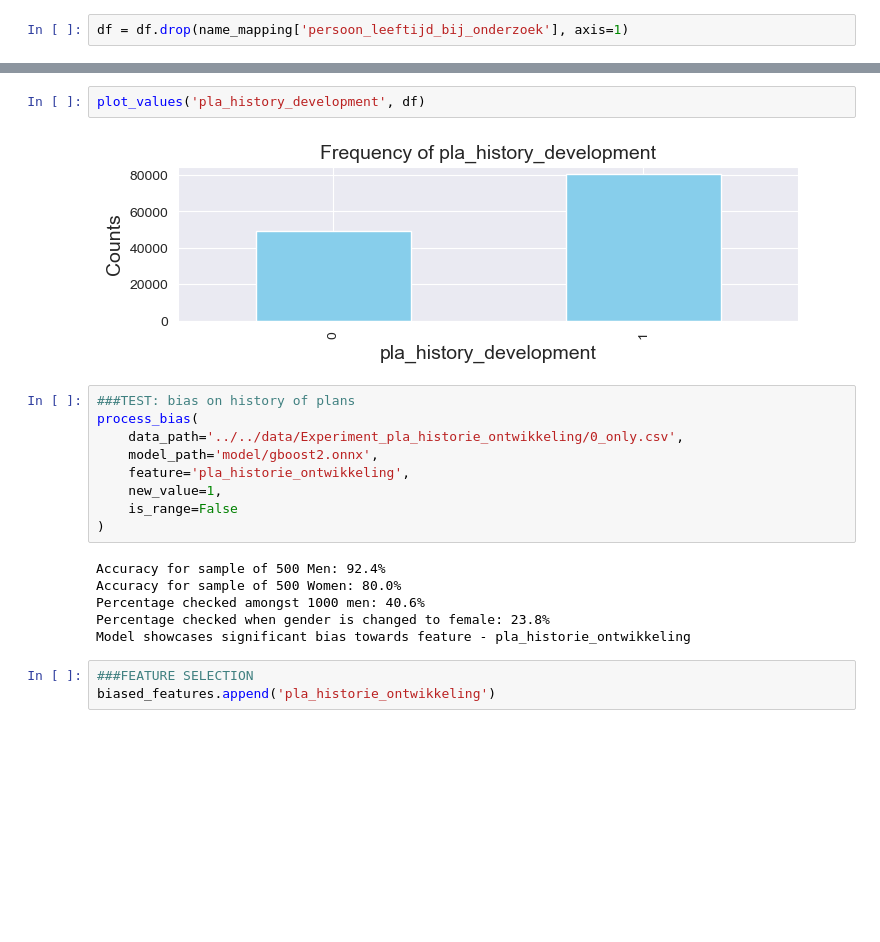
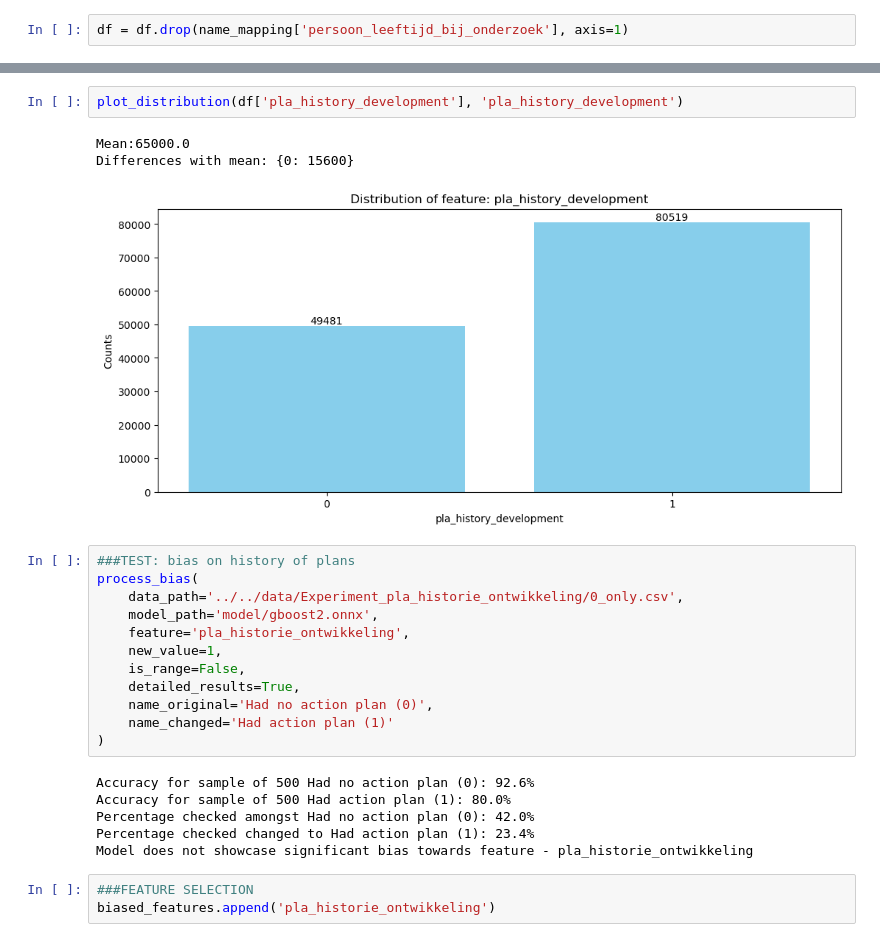
Before and after one commit to yulinchen03/TestingProject, a Jupyter notebook: src/team_2/biased_feature_selection.ipynb, the cells around one changed output, grey strips where cells are left out. Drawn from its saved outputs; the diff is of its cells as text; blank space fills up the shorter version.

```diff
--- a/src/team_2/biased_feature_selection.ipynb
+++ b/src/team_2/biased_feature_selection.ipynb
@@ -160,7 +159,9 @@ analyze_features(df, False, 'feature_importance_2.pkl')
 # %%
-plot_values('pla_history_development', df)
+plot_distribution(df['pla_history_development'], 'pla_history_development')
 # %% [output]
+Mean:65000.0
+Differences with mean: {0: 15600}
-[figure, old version]
+[figure, new version]
 # %%
 ###TEST: bias on history of plans
 process_bias(
@@ -168,14 +169,17 @@ process_bias(
     model_path='model/gboost2.onnx',
     feature='pla_historie_ontwikkeling',
     new_value=1,
-    is_range=False
+    is_range=False,
+    detailed_results=True,
+    name_original='Had no action plan (0)',
+    name_changed='Had action plan (1)'
 )
 # %% [output]
-Accuracy for sample of 500 Men: 92.4%
-Accuracy for sample of 500 Women: 80.0%
-Percentage checked amongst 1000 men: 40.6%
-Percentage checked when gender is changed to female: 23.8%
-Model showcases significant bias towards feature - pla_historie_ontwikkeling
+Accuracy for sample of 500 Had no action plan (0): 92.6%
+Accuracy for sample of 500 Had action plan (1): 80.0%
+Percentage checked amongst Had no action plan (0): 42.0%
+Percentage checked changed to Had action plan (1): 23.4%
+Model does not showcase significant bias towards feature - pla_historie_ontwikkeling
 # %%
 ###FEATURE SELECTION
 biased_features.append('pla_historie_ontwikkeling')
```
Also changed, not shown: parts of 25 cells of this notebook, 5 other files.
